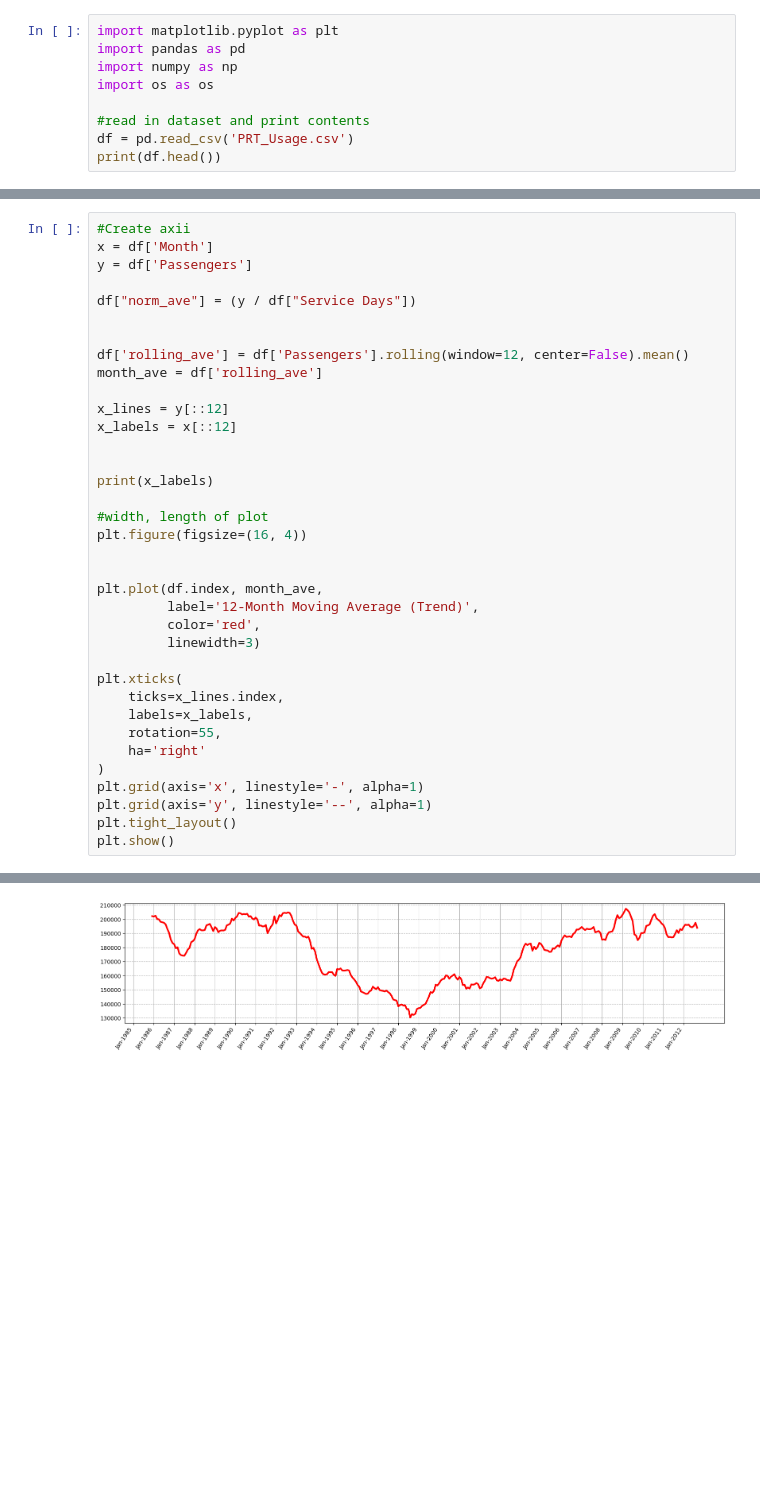
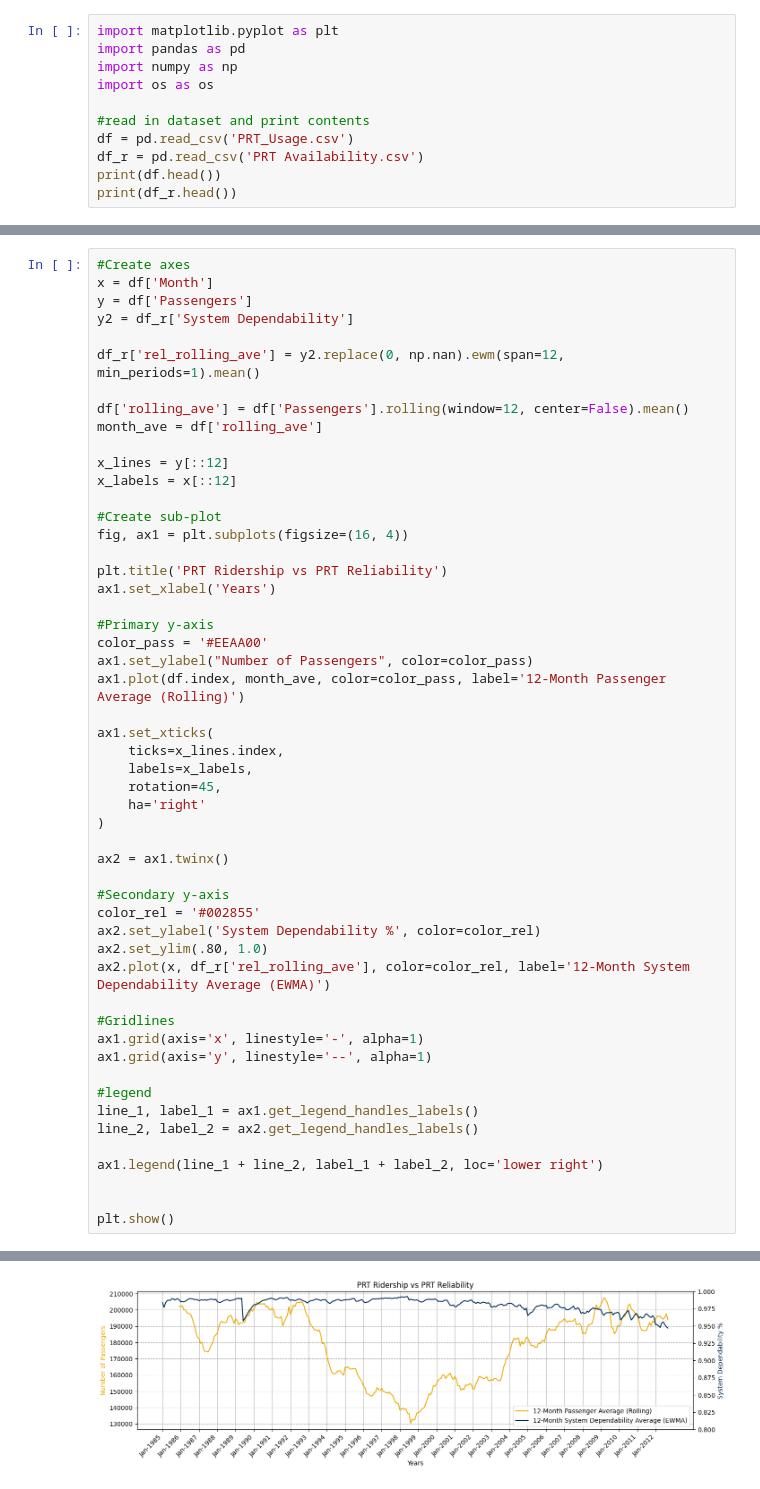
Before and after one commit to DavidKot4/PRT-Ridership-Visualization, a Jupyter notebook: main.ipynb, the cells around one changed output, grey strips where cells are left out. Cells and saved outputs as stored; diff of their text form; blank space fills up the shorter version.

Commit message:
Updated and finished graph

```diff
--- a/main.ipynb
+++ b/main.ipynb
@@ -6,7 +6,9 @@ import os as os
 
 #read in dataset and print contents
 df = pd.read_csv('PRT_Usage.csv')
+df_r = pd.read_csv('PRT Availability.csv')
 print(df.head())
+print(df_r.head())
 # %% [output]
       Month  Miles Traveled  Passengers  Average Operational Vehicles  \
 0  Jan-1985         67594.0      205521                         54.59
@@ -24,10 +30,10 @@ print(df.head())
 # %%
-#Create axii
+#Create axes
 x = df['Month']
 y = df['Passengers']
+y2 = df_r['System Dependability']
 
-df["norm_ave"] = (y / df["Service Days"])
-
+df_r['rel_rolling_ave'] = y2.replace(0, np.nan).ewm(span=12, min_periods=1).mean()
 
 df['rolling_ave'] = df['Passengers'].rolling(window=12, center=False).mean()
 month_ave = df['rolling_ave']
@@ -35,26 +41,42 @@ month_ave = df['rolling_ave']
 x_lines = y[::12]
 x_labels = x[::12]
 
+#Create sub-plot
+fig, ax1 = plt.subplots(figsize=(16, 4))
 
-print(x_labels)
+plt.title('PRT Ridership vs PRT Reliability')
+ax1.set_xlabel('Years')
 
-#width, length of plot
-plt.figure(figsize=(16, 4))
+#Primary y-axis
+color_pass = '#EEAA00'
+ax1.set_ylabel("Number of Passengers", color=color_pass)
+ax1.plot(df.index, month_ave, color=color_pass, label='12-Month Passenger Average (Rolling)')
+
+ax1.set_xticks(
+    ticks=x_lines.index,
+    labels=x_labels,
+    rotation=45,
+    ha='right'
+)
+
+ax2 = ax1.twinx()
+
+#Secondary y-axis
+color_rel = '#002855'
+ax2.set_ylabel('System Dependability %', color=color_rel)
+ax2.set_ylim(.80, 1.0)
+ax2.plot(x, df_r['rel_rolling_ave'], color=color_rel, label='12-Month System Dependability Average (EWMA)')
+
+#Gridlines
+ax1.grid(axis='x', linestyle='-', alpha=1)
+ax1.grid(axis='y', linestyle='--', alpha=1)
+
+#legend
+line_1, label_1 = ax1.get_legend_handles_labels()
+line_2, label_2 = ax2.get_legend_handles_labels()
+
+ax1.legend(line_1 + line_2, label_1 + label_2, loc='lower right')
 
 
-plt.plot(df.index, month_ave,
-         label='12-Month Moving Average (Trend)',
-         color='red',
-         linewidth=3)
-
-plt.xticks(
-    ticks=x_lines.index,
-    labels=x_labels,
-    rotation=55,
-    ha='right'
-)
-plt.grid(axis='x', linestyle='-', alpha=1)
-plt.grid(axis='y', linestyle='--', alpha=1)
-plt.tight_layout()
 plt.show()
 # %% [output]
@@ -78 +83 @@ Name: Month, dtype: object
-[figure, old version]
+[figure, new version]
```
Also changed, not shown: parts of 2 cells of this notebook, 2 other files.
